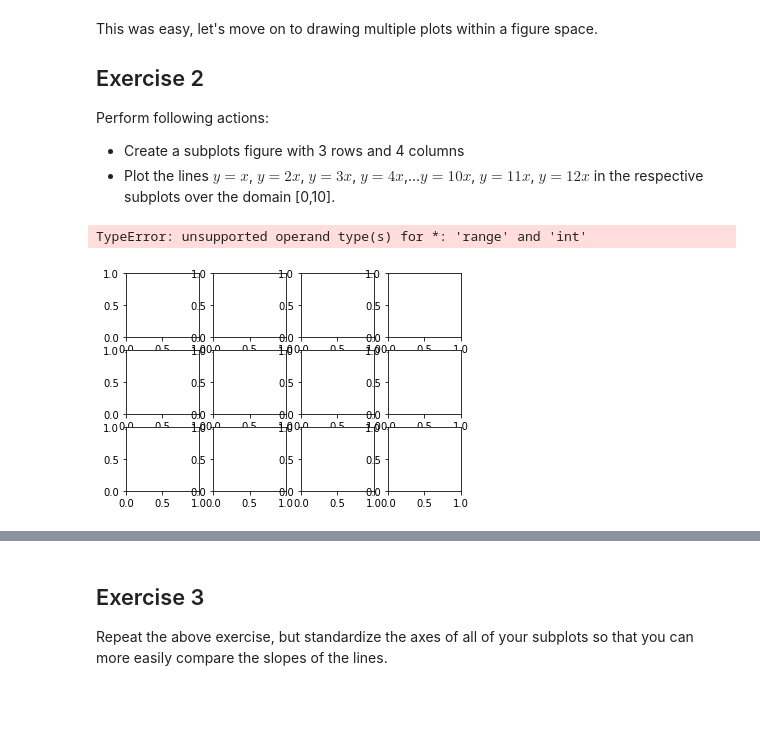
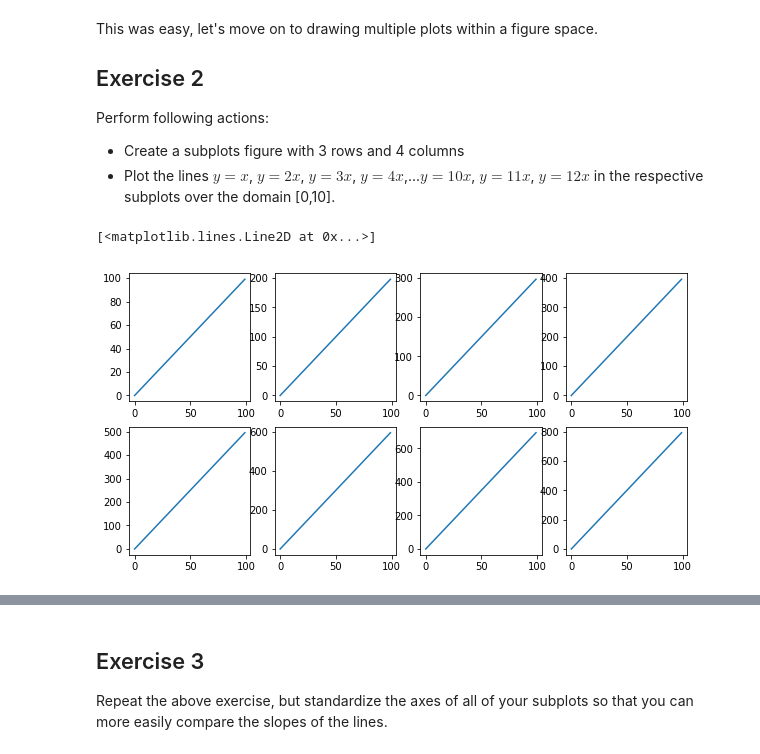
Before and after one commit to kemepley/dsc-more-practice-with-matplotlib-lab-dc-ds-career-042219, a Jupyter notebook: More Matplotlib Lab.ipynb, the cells around one changed output, grey strips where cells are left out. Cells and saved outputs as stored; diff of their text form; code cells hidden in the pictures; blank space fills up the shorter version.

```diff
--- a/More Matplotlib Lab.ipynb
+++ b/More Matplotlib Lab.ipynb
@@ -79,17 +79,25 @@ Perform following actions:
 
 * Create a subplots figure with 3 rows and 4 columns
 * Plot the lines $y=x$, $y=2x$, $y=3x$, $y=4x$,...$y=10x$, $y=11x$, $y=12x$ in the respective subplots over the domain [0,10].
-# %%
-x = range(100)
-y = range(100)
-
-fig2, ax = plt.subplots(nrows=3, ncols=4)
-n=1
-
-for row in ax:
-    for col in row:
-        col.plot(x, y*n)
-        n+=1
-# %% [output]
-TypeError: unsupported operand type(s) for *: 'range' and 'int'
-[figure, removed]
+# %%
+new_fig = plt.figure(figsize=(10,8))
+
+ax1 = new_fig.add_subplot(341)
+ax2 = new_fig.add_subplot(342)
+ax3 = new_fig.add_subplot(343)
+ax4 = new_fig.add_subplot(344)
+ax5 = new_fig.add_subplot(345)
+ax6 = new_fig.add_subplot(346)
+ax7 = new_fig.add_subplot(347)
+ax8 = new_fig.add_subplot(348)
+ax1.plot(x,x)
+ax2.plot(x,(2*x))
+ax3.plot(x, (3*x))
+ax4.plot(x, (4*x))
+ax5.plot(x, (5*x))
+ax6.plot(x, (6*x))
+ax7.plot(x, (7*x))
+ax8.plot(x, (8*x))
+# %% [output]
+[<matplotlib.lines.Line2D at 0x...>]
+[figure, added]
```
Also changed, not shown: parts of 3 cells of this notebook.
